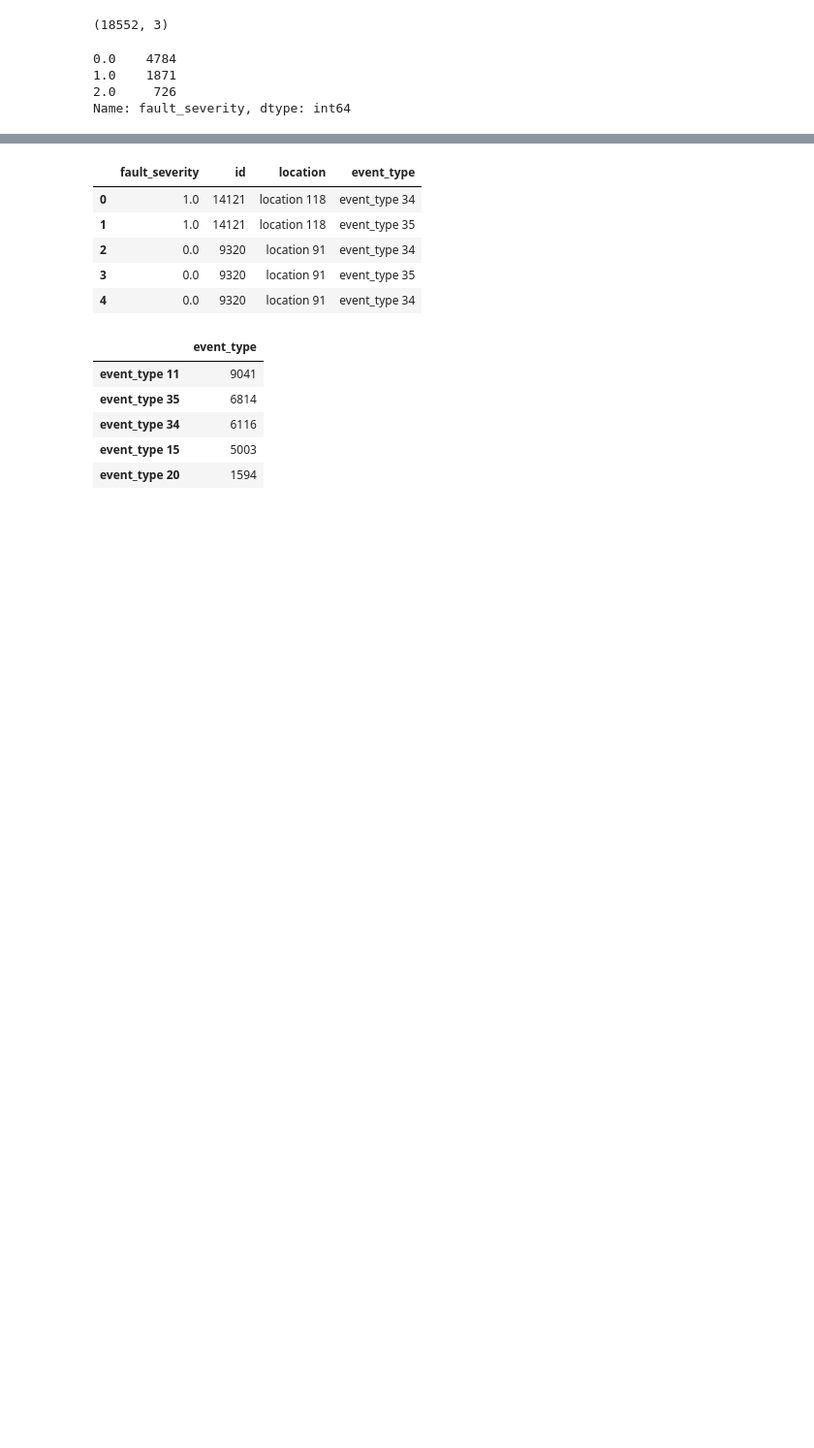
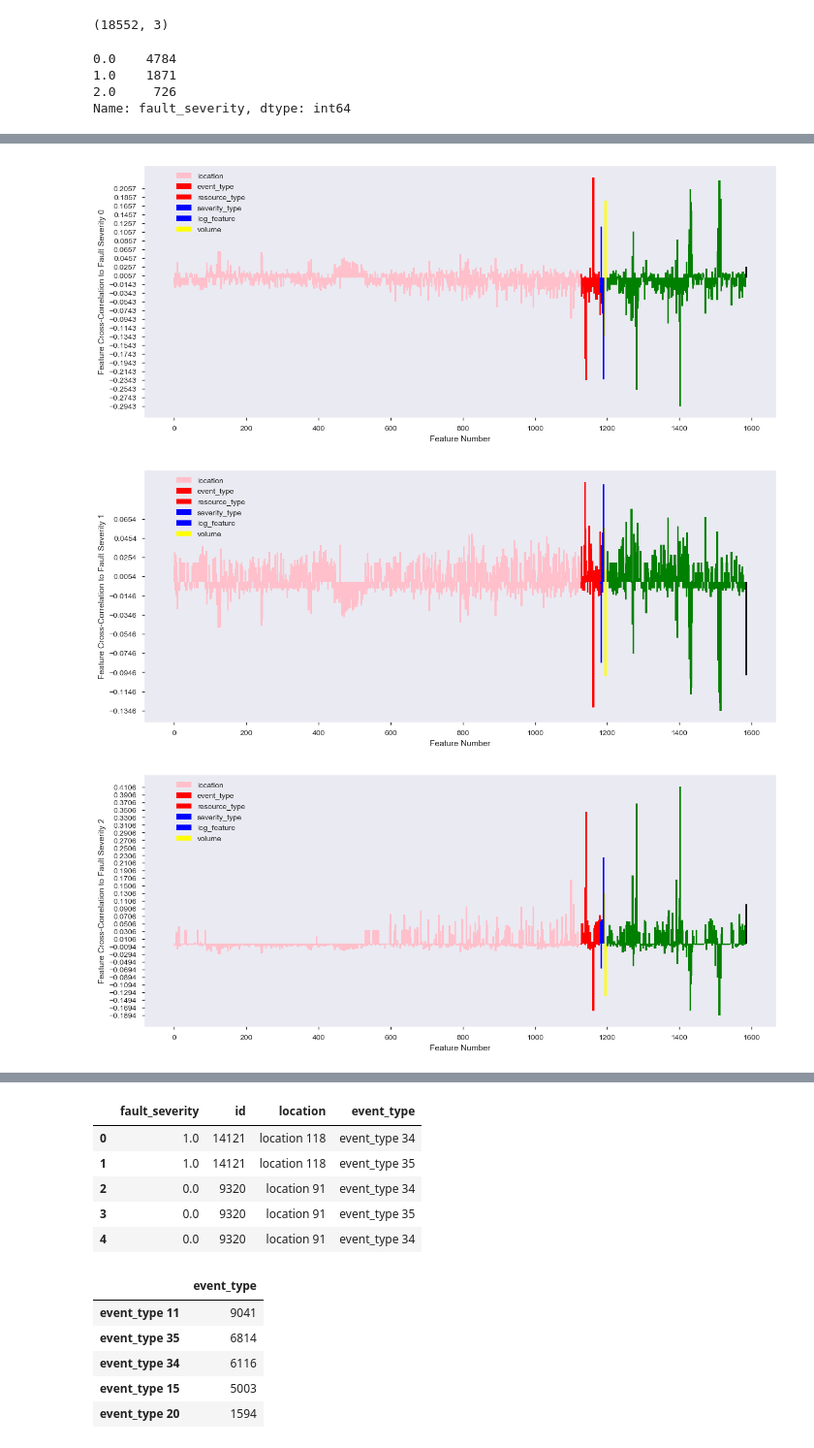
Before and after one commit to noguano/dsi_capstone, a Jupyter notebook: DSI US -5 ATX Capstone.ipynb, the cells around one changed output, grey strips where cells are left out. Shown at 97% size. Saved outputs shown, nothing was run; the diff lists cells and outputs as text; code cells hidden in the pictures; blank space fills up the shorter version.

```diff
--- a/DSI US -5 ATX Capstone.ipynb
+++ b/DSI US -5 ATX Capstone.ipynb
@@ -158,0 +225,4 @@ Name: fault_severity, dtype: int64
+# %%
+# Now let's create that monolithic dataframe
+all_data = pd.merge(train_test, data, on='id', how='inner')
+all_data.head(10)
@@ -158,0 +245,11 @@ Name: fault_severity, dtype: int64
+# %%
+# Create the features dataframe, using the encoded monolithic categorical features, then add volume
+feature_name = ['location', 'event_type', 'resource_type', 'severity_type', 'log_feature']
+enc = OneHotEncoder(n_values=np.array([1127, 55, 11, 6, 387]), sparse=False)
+features = all_data['id']
+features = pd.concat([features, pd.DataFrame(data=enc.fit_transform(all_data[feature_name].as_matrix()))], axis=1)
+features = features.astype(int)
+features['vol'] = all_data['volume']
+feature_name.append('volume')
+features = features.groupby(['id'],sort=False, as_index=False).sum()
+features.head()
@@ -158,0 +266,10 @@ Name: fault_severity, dtype: int64
+# %%
+# Create the Pearson cross correlation matrix
+features_norm = (features - features.mean()) / (features.max() - features.min())
+cross_corr = features_norm[:num_train_data].drop(['id'],axis=1)
+cross_corr['y0'] = y[:,0]
+cross_corr['y1'] = y[:,1]
+cross_corr['y2'] = y[:,2]
+cross_corr = cross_corr.corr().fillna(0)
+cross_corr = cross_corr[['y0', 'y1', 'y2']].drop(['y0', 'y1', 'y2'])
+cross_corr.transpose()
@@ -158,0 +282,21 @@ Name: fault_severity, dtype: int64
+# %%
+# now let's visualize that correlation matrix
+clr = ['pink', 'red', 'blue', 'yellow', 'green', 'black']
+
+for idx_corr in range(3):
+    Y_corr = cross_corr.iloc[:,idx_corr]
+    plt.figure(figsize=(15,6))
+    for idx, n_featuer in enumerate(enc.n_values):
+        xx = np.arange(enc.feature_indices_[idx], enc.feature_indices_[idx+1])
+        yy = Y_corr[xx]
+        plt.bar(xx, yy, width=5, color=clr[idx])
+        plt.bar(1586,Y_corr[1586], width=5, color=clr[idx+1])
+        plt.xlabel('Feature Number')
+        plt.ylabel('Feature Cross-Correlation to Fault Severity '+str(idx_corr))
+        plt.yticks(np.arange(min(yy), max(yy), 0.02))
+        plt.grid(which='both', axis='both')
+        plt.legend(feature_name, bbox_to_anchor=(0.17, 1))
+# %% [output]
+[figure, added]
+[figure, added]
+[figure, added]
```
Also changed, not shown: parts of 34 cells of this notebook, 1 other file.
